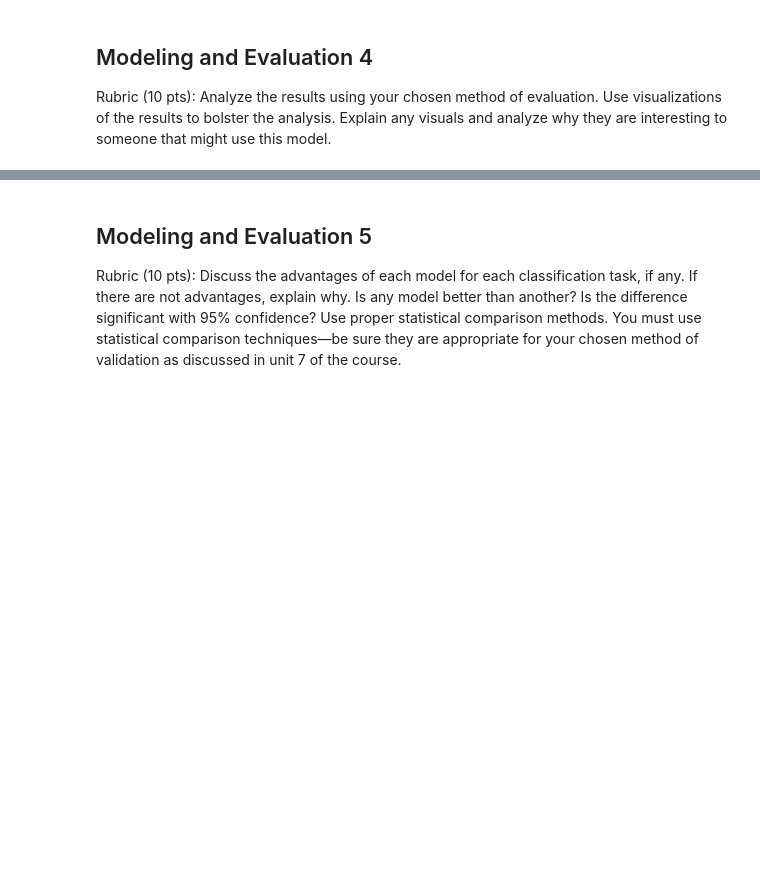
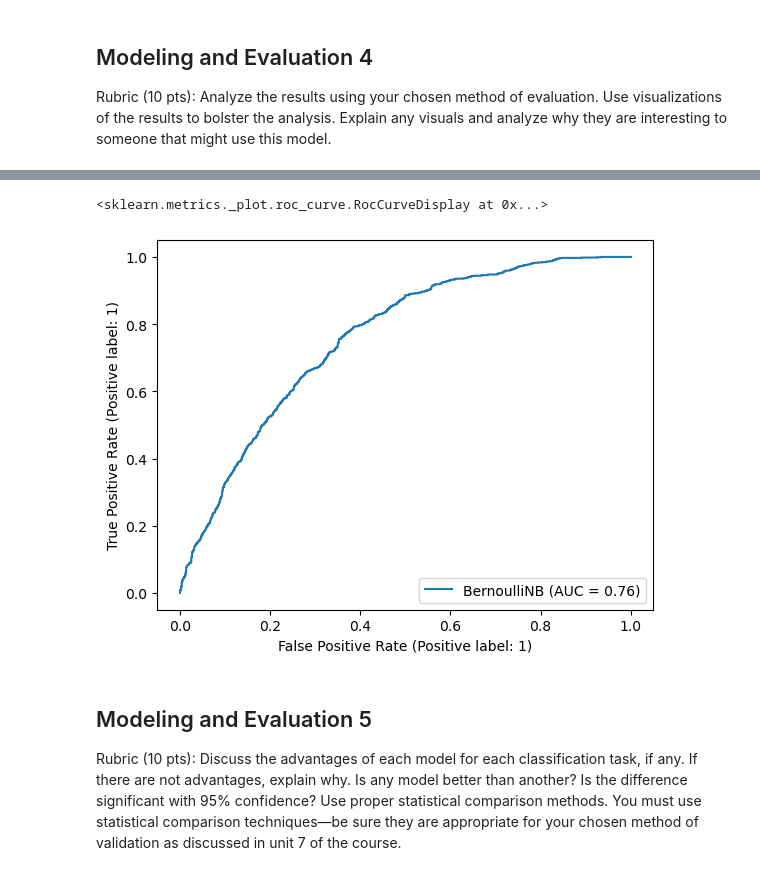
Before and after one commit to boneeyah/DS7331_Group, a Jupyter notebook: Lab2.ipynb, the cells around one changed output, grey strips where cells are left out. Cells and saved outputs as stored; diff of their text form; code cells hidden in the pictures; blank space fills up the shorter version.

Commit message:
naiveBayes model with tuning

```diff
--- a/Lab2.ipynb
+++ b/Lab2.ipynb
@@ -383,10 +383,10 @@ mean specificity:  0.9541405995088106
 ## repeat adjusting tuning parameters to achieve better results
 # increasing max depth (largely increases complexity),
 score = []
-clf = RandomForestClassifier(max_depth=15, random_state=1024, n_jobs=-1)
+rf_clf = RandomForestClassifier(max_depth=15, random_state=1024, n_jobs=-1)
 for train,test in skf.split(X_mat,y):
-    clf.fit(X_mat[train],y.values.ravel()[train])
-    y_hat = clf.predict(X_mat[test])
+    rf_clf.fit(X_mat[train],y.values.ravel()[train])
+    y_hat = rf_clf.predict(X_mat[test])
 
     cm = confusion_matrix(y.loc[test],y_hat, labels=[1,0])
     score.append({'accuracy':(cm[0,0]+cm[1,1])/sum(cm.ravel()),
@@ -448,0 +452,15 @@ mean specificity:  0.8961746730777873
+# %%
+### redoing NaiveBayes model
+score = []
+for train,test in skf.split(X_mat,y):
+    for i in [.001,.25,.5,.75,.85,1]:
+        nb_clf = BernoulliNB(alpha=i,fit_prior=False)
+        nb_clf.fit(X_mat[train],y.values.ravel()[train])
+        y_hat = nb_clf.predict(X_mat[test])
+
+        cm = confusion_matrix(y.loc[test],y_hat,labels=[1,0])
+        score.append({'alpha':i,'accuracy':(cm[0,0]+cm[1,1])/sum(cm.ravel()),
+                'sensitivity':cm[0,0]/(cm[0,0]+cm[0,1]),
+                'specificity':cm[1,1]/(cm[1,1]+cm[1,0])})
+score = pd.DataFrame(score)
+score.groupby('alpha').mean()
@@ -448,0 +476,14 @@ mean specificity:  0.8961746730777873
+# %%
+score = []
+for train,test in skf.split(X_mat,y):
+    for i in [.001,.002,.003,.004,.005]:
+        nb_clf = BernoulliNB(alpha=.25, binarize=i, fit_prior=False)
+        nb_clf.fit(X_mat[train],y.values.ravel()[train])
+        y_hat = nb_clf.predict(X_mat[test])
+
+        cm = confusion_matrix(y.loc[test],y_hat,labels=[1,0])
+        score.append({'binarize':i,'accuracy':(cm[0,0]+cm[1,1])/sum(cm.ravel()),
+                'sensitivity':cm[0,0]/(cm[0,0]+cm[0,1]),
+                'specificity':cm[1,1]/(cm[1,1]+cm[1,0])})
+score = pd.DataFrame(score)
+score.groupby('binarize').mean()
@@ -448,0 +498,3 @@ mean specificity:  0.8961746730777873
+# %%
+nb_clf = BernoulliNB(alpha=.25,binarize=.001,fit_prior=False)
+nb_clf.fit(X_mat[train],y.values.ravel()[train])
@@ -466,3 +522,10 @@ metrics.RocCurveDisplay.from_estimator(rf_clf,X_mat[test],y.loc[test])
+# %%
+## NaiveBayes ROC
+### I don't know why this one doesn't change when the model gets refit with different parameters
+metrics.RocCurveDisplay.from_estimator(nb_clf,X_mat[test],y.loc[test])
+# %% [output]
+<sklearn.metrics._plot.roc_curve.RocCurveDisplay at 0x...>
+[figure, added]
 # %% [markdown]
 ## Modeling and Evaluation 5
 Rubric (10 pts): Discuss the advantages of each model for each classification task, if any. If there are not advantages, explain why. Is any model better than another? Is the difference significant with 95% confidence? Use proper statistical comparison methods. You must use statistical comparison techniques—be sure they are appropriate for your chosen method of validation as discussed in unit 7 of the course.
```
Also changed, not shown: parts of 8 cells of this notebook.
